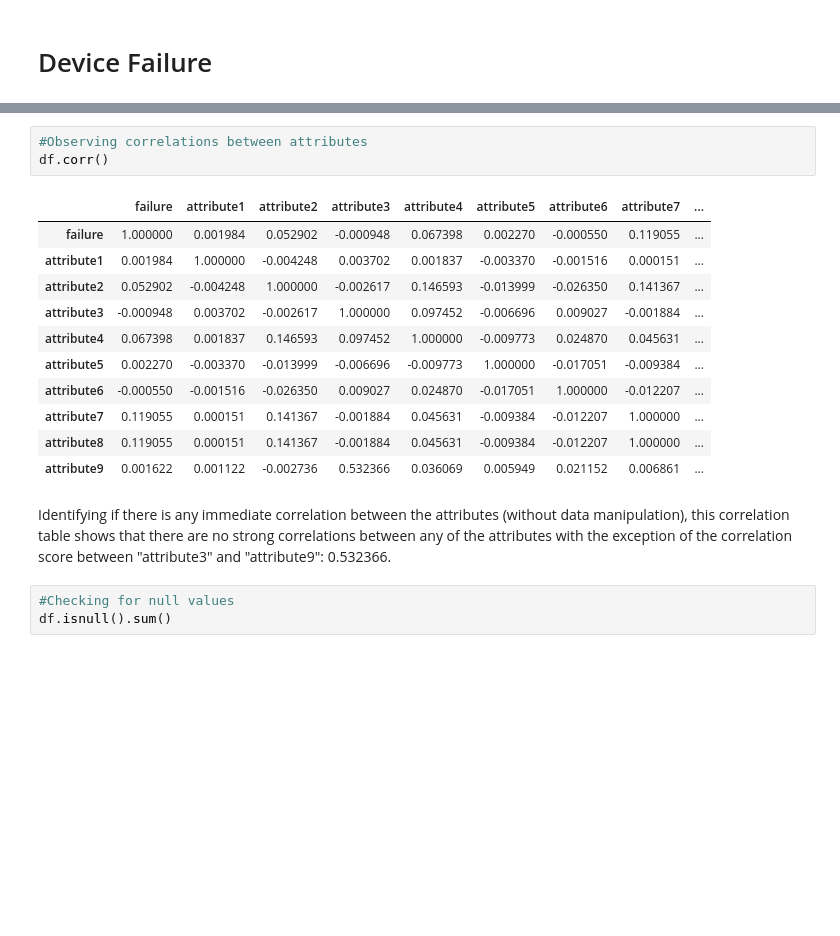
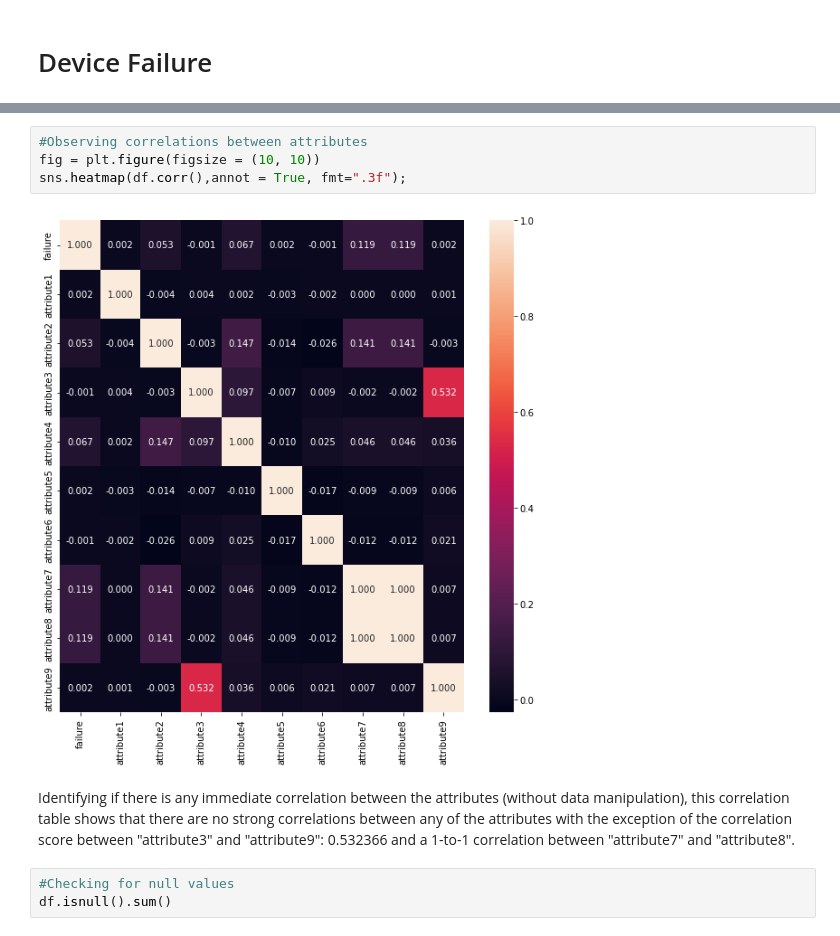
Before and after one commit to kvan493/Device_Failure, a Jupyter notebook: Device_Failure_2.ipynb, the cells around one changed output, grey strips where cells are left out. Drawn from its saved outputs; the diff is of its cells as text; blank space fills up the shorter version.

```diff
--- a/Device_Failure_2.ipynb
+++ b/Device_Failure_2.ipynb
@@ -67,20 +74,11 @@ df.describe()
 # %%
 #Observing correlations between attributes
-df.corr()
+fig = plt.figure(figsize = (10, 10))
+sns.heatmap(df.corr(),annot = True, fmt=".3f");
 # %% [output]
-|  | failure | attribute1 | attribute2 | attribute3 | attribute4 | attribute5 | attribute6 | attribute7 | ... |
-| failure | 1.000000 | 0.001984 | 0.052902 | -0.000948 | 0.067398 | 0.002270 | -0.000550 | 0.119055 | ... |
-| attribute1 | 0.001984 | 1.000000 | -0.004248 | 0.003702 | 0.001837 | -0.003370 | -0.001516 | 0.000151 | ... |
-| attribute2 | 0.052902 | -0.004248 | 1.000000 | -0.002617 | 0.146593 | -0.013999 | -0.026350 | 0.141367 | ... |
-| attribute3 | -0.000948 | 0.003702 | -0.002617 | 1.000000 | 0.097452 | -0.006696 | 0.009027 | -0.001884 | ... |
-| attribute4 | 0.067398 | 0.001837 | 0.146593 | 0.097452 | 1.000000 | -0.009773 | 0.024870 | 0.045631 | ... |
-| attribute5 | 0.002270 | -0.003370 | -0.013999 | -0.006696 | -0.009773 | 1.000000 | -0.017051 | -0.009384 | ... |
-| attribute6 | -0.000550 | -0.001516 | -0.026350 | 0.009027 | 0.024870 | -0.017051 | 1.000000 | -0.012207 | ... |
-| attribute7 | 0.119055 | 0.000151 | 0.141367 | -0.001884 | 0.045631 | -0.009384 | -0.012207 | 1.000000 | ... |
-| attribute8 | 0.119055 | 0.000151 | 0.141367 | -0.001884 | 0.045631 | -0.009384 | -0.012207 | 1.000000 | ... |
-| attribute9 | 0.001622 | 0.001122 | -0.002736 | 0.532366 | 0.036069 | 0.005949 | 0.021152 | 0.006861 | ... |
+[figure, added]
 # %% [markdown]
-Identifying if there is any immediate correlation between the attributes (without data manipulation), this correlation table shows that there are no strong correlations between any of the attributes with the exception of the correlation score between "attribute3" and "attribute9": 0.532366.
+Identifying if there is any immediate correlation between the attributes (without data manipulation), this correlation table shows that there are no strong correlations between any of the attributes with the exception of the correlation score between "attribute3" and "attribute9": 0.532366 and a 1-to-1 correlation between "attribute7" and "attribute8".
 # %%
 #Checking for null values
 df.isnull().sum()
```
Also changed, not shown: parts of 63 cells of this notebook.
